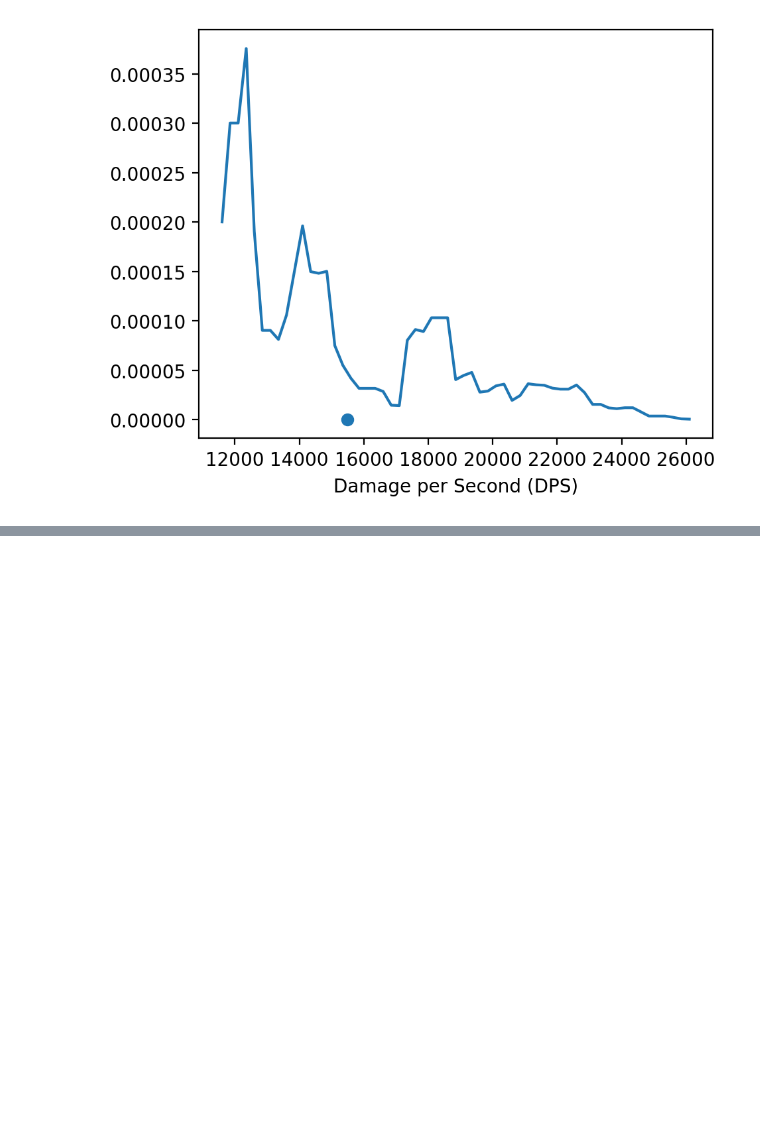
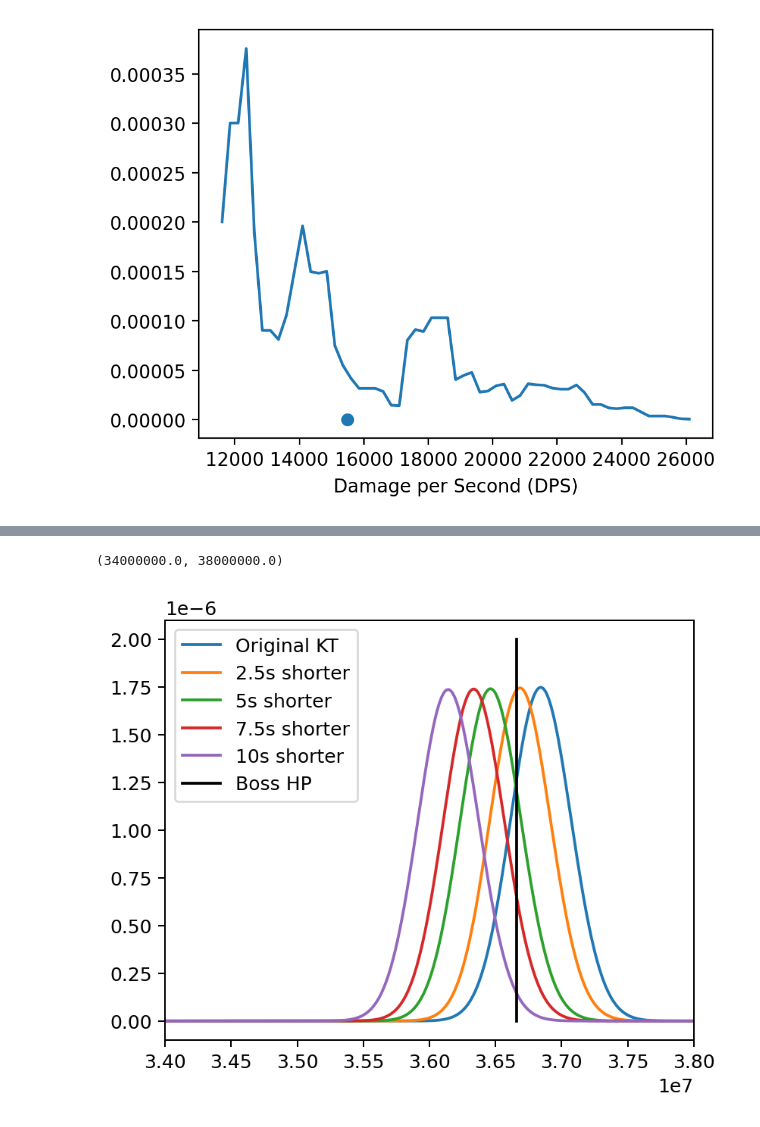
Before and after one commit to ffxiv-acerola/how_bad_was_my_crit_in_xiv, a Jupyter notebook: crit_app/test.ipynb, the cells around one changed output, grey strips where cells are left out. Drawn from its saved outputs; the diff is of its cells as text; code cells hidden in the pictures; blank space fills up the shorter version.

```diff
--- a/crit_app/test.ipynb
+++ b/crit_app/test.ipynb
@@ -120,0 +311,68 @@ PartyRotation(party_id='4f9811a3-c9c6-4b94-bd3a-01b7e25d3c57', boss_hp=36660084,
+# %%
+from dmg_distribution import rotation_dps_pdf, unconvovle_clipped_pdf
+
+lb_damage = 544263
+
+party_rotation_new, party_support = rotation_dps_pdf(
+    job_analyses, lb_dps=lb_damage, dmg_step=20
+)
+# %%
+boss_hp = 36660084
+
+truncated_pdf = []
+truncated_support = []
+
+fig, ax = plt.subplots(1, 1, figsize=(5, 4), dpi=180)
+# plt.plot(party_rotation.party_damage_support, party_rotation.party_damage_distribution)
+# for p in party_rotation.shortened_rotations:
+#     plt.plot(
+#         p.shortened_damage_support,
+#         p.shortened_damage_distribution,
+#         label=p.seconds_shortened,
+#     )
+
+# plt.scatter([true_mean, true_mean], [0, 0])
+# plt.scatter([saved_rotation_mean, saved_rotation_mean], [1e-7, 1e-7])
+plt.plot(party_support, party_rotation_new, color="C0", label="Original KT")
+# plt.plot([rotation_mean, rotation_mean], [0, 2e-6], color="C0")
+
+# for idx, t in enumerate(t_clip):
+#     truncated_distribution, truncated_support = rotation_dps_pdf(
+#         truncated_rotation_analyses[t], lb_dps=0, dmg_step=20
+#     )
+#     plt.plot(truncated_support, truncated_distribution, color=f"C{idx+1}")
+
+for idx, t in enumerate(t_clip):
+    party_distribution_clipping, party_support_clipping = rotation_dps_pdf(
+        clipped_job_analyses[t], lb_dps=0, dmg_step=20
+    )
+    clipped_mean = sum([a.rotation_mean for a in clipped_job_analyses[t]])
+
+    clip_pdf_temp, clip_support_temp = unconvovle_clipped_pdf(
+        party_rotation_new,
+        party_distribution_clipping,
+        party_support,
+        party_support_clipping,
+        clipped_mean,
+        rotation_mean + lb_damage,
+        dmg_step=20,
+    )
+
+    truncated_pdf.append(clip_pdf_temp)
+    truncated_support.append(clip_support_temp)
+
+    plt.plot(clip_support_temp, clip_pdf_temp, color=f"C{idx+1}", label=f"{t}s shorter")
+
+
+# for idx, m in enumerate(truncated_means):
+#     plt.plot([m, m], [0, 2e-6], color=f"C{idx+1}")
+
+# for idx, m in enumerate(clip_means):
+#     plt.scatter([rotation_mean - m, rotation_mean - m], [0, 0], color=f"C{idx+1}")
+
+plt.plot([36660084, 36660084], [0, 2e-6], color="k", label="Boss HP")
+plt.legend(loc=2)
+plt.xlim([3.4e7, 3.8e7])
+# %% [output]
+(34000000.0, 38000000.0)
+[figure, added]
```
Also changed, not shown: parts of 27 cells of this notebook, 3 other files.
